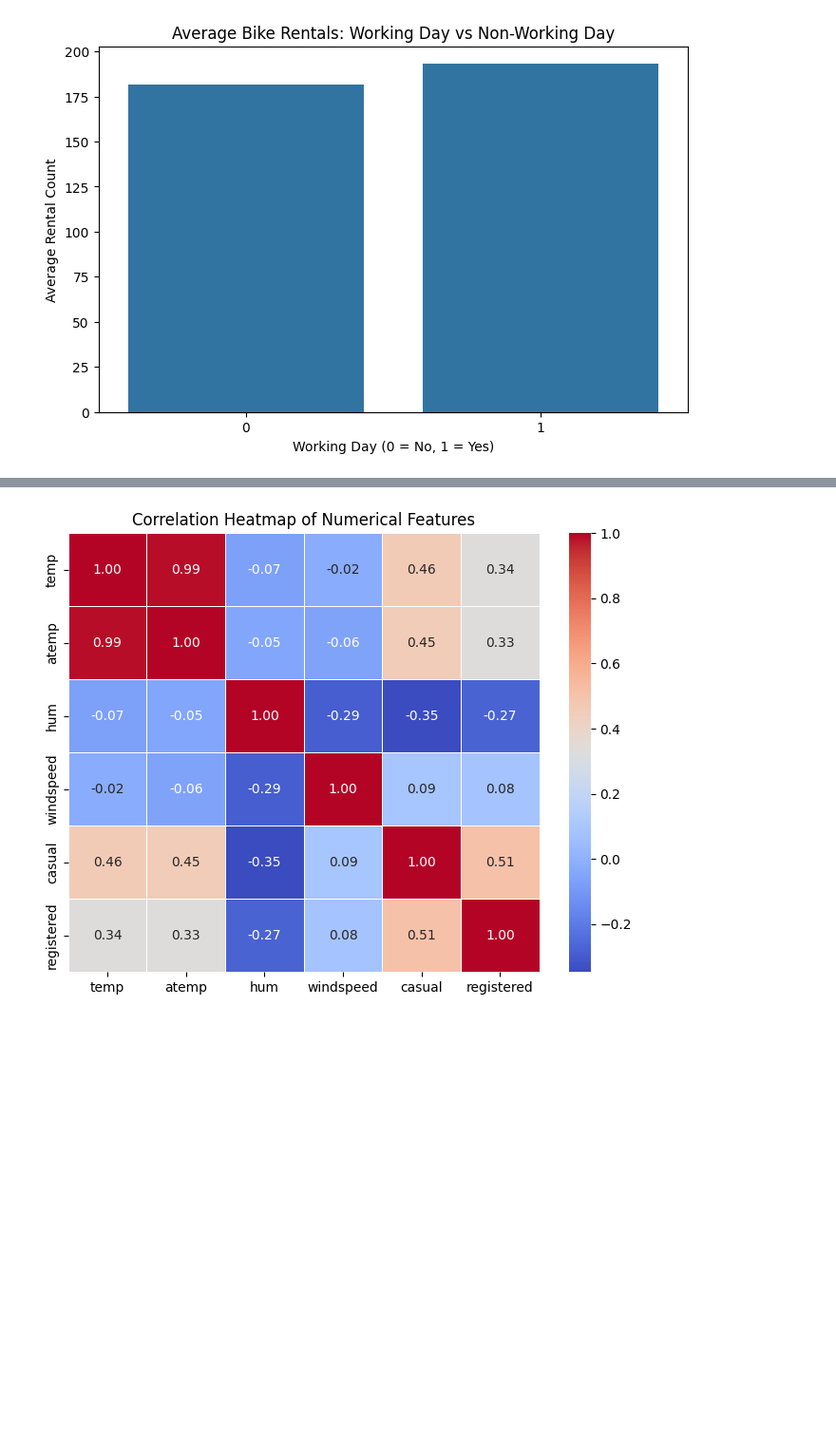
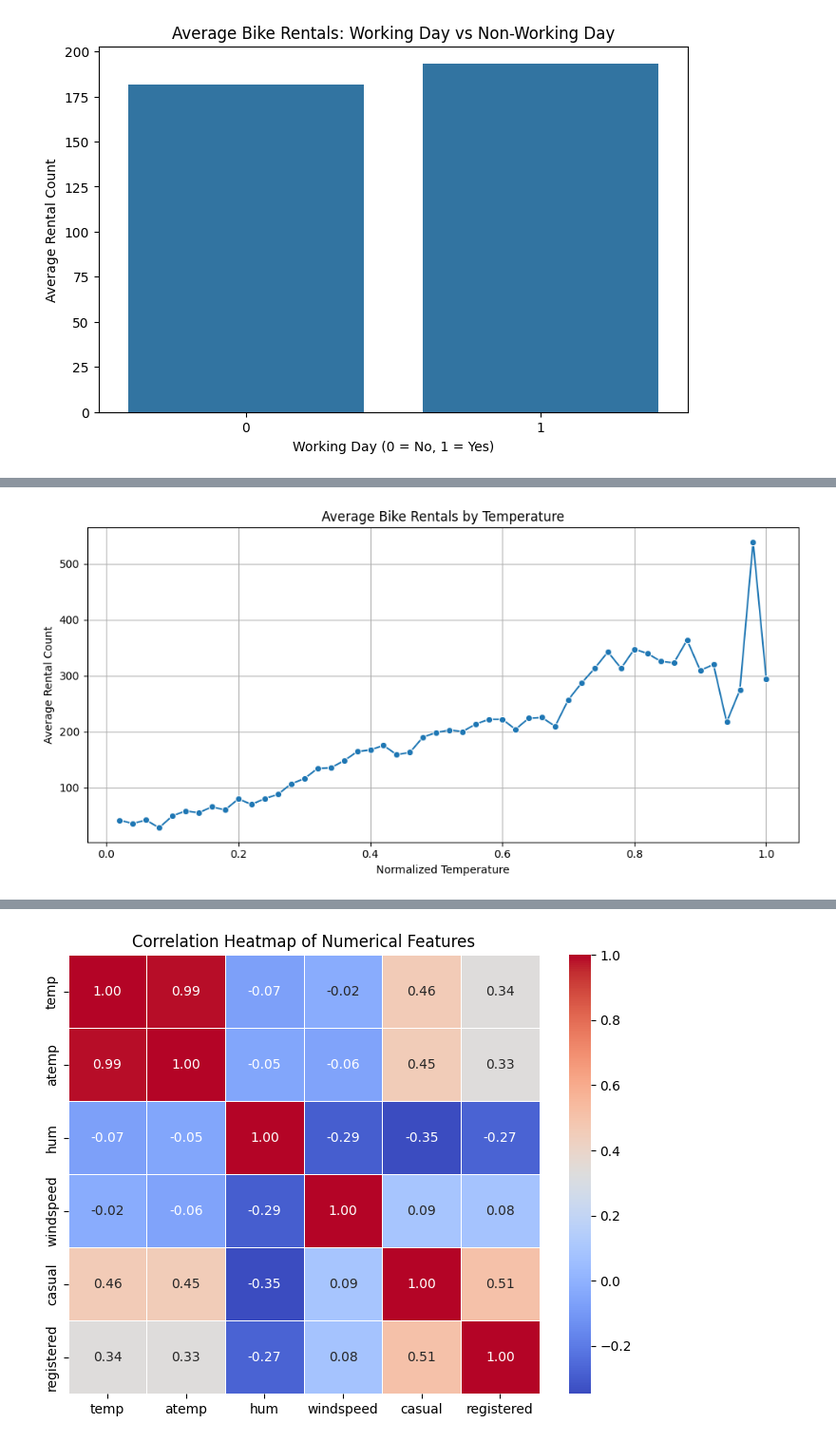
Before and after one commit to hibbakamas/ML-fundamentals-2025, a Jupyter notebook: assignment_2_Hibba_Kamas.ipynb, the cells around one changed output, grey strips where cells are left out. Shown at 95% size. Cells and saved outputs as stored; diff of their text form; code cells hidden in the pictures; blank space fills up the shorter version.

```diff
--- a/assignment_2_Hibba_Kamas.ipynb
+++ b/assignment_2_Hibba_Kamas.ipynb
@@ -373,0 +376,15 @@ hum
+# %%
+# Average rentals by temperature
+avg_temp = df.groupby("temp")["cnt"].mean().reset_index()
+
+# Line plot
+plt.figure(figsize=(10, 5))
+sns.lineplot(x="temp", y="cnt", data=avg_temp, marker="o")
+plt.title("Average Bike Rentals by Temperature")
+plt.xlabel("Normalized Temperature")
+plt.ylabel("Average Rental Count")
+plt.grid(True)
+plt.tight_layout()
+plt.show()
+# %% [output]
+[figure, added]
```
Also changed, not shown: parts of 24 cells of this notebook.
